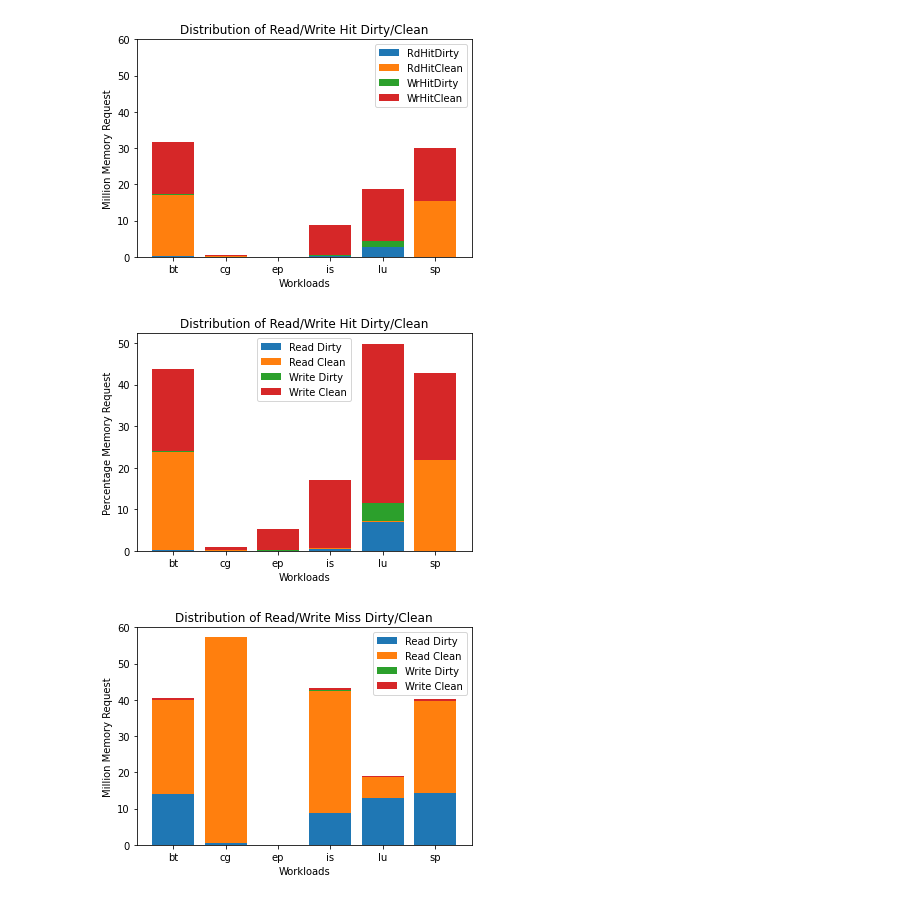
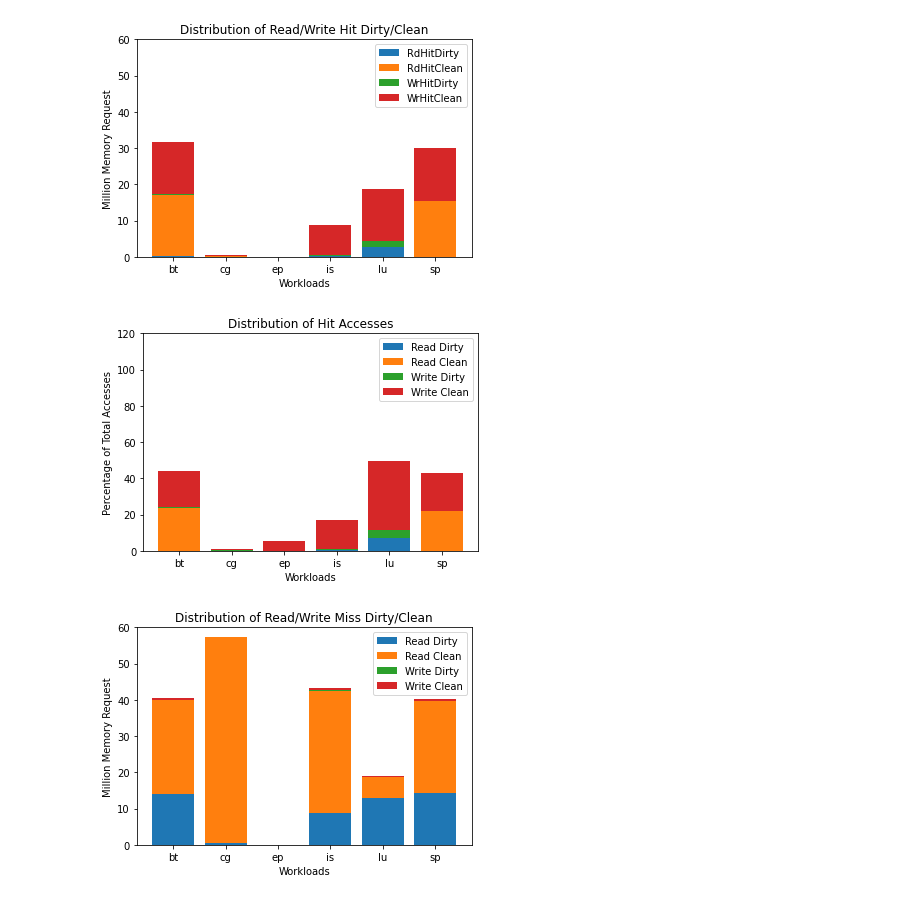
Before and after one commit to darchr/dramCacheController, a Jupyter notebook: myPlots/res_Oct_31/npb_alloy_5sec.ipynb, the cells around one changed output. Saved outputs shown, nothing was run; the diff lists cells and outputs as text; code cells hidden in the pictures.

Commit message:
mem: updated graphs

```diff
--- a/myPlots/res_Oct_31/npb_alloy_5sec.ipynb
+++ b/myPlots/res_Oct_31/npb_alloy_5sec.ipynb
@@ -44,11 +44,11 @@ Stats = ['system.mem_ctrl.readReqs',
          'system.mem_ctrl.numRdHitDirty',
          'system.mem_ctrl.numRdHitClean',
          'system.mem_ctrl.numWrHitDirty',
-         'system.mem_ctrl.numWrHitClean'
-         # 'system.loc_mem_ctrl.dram.readBursts',
-         # 'system.loc_mem_ctrl.dram.writeBursts',
-         # 'system.far_mem_ctrl.dram.readBursts',
-         # 'system.far_mem_ctrl.dram.writeBursts'
+         'system.mem_ctrl.numWrHitClean',
+         'system.loc_mem_ctrl.dram.readBursts',
+         'system.loc_mem_ctrl.dram.writeBursts',
+         'system.far_mem_ctrl.dram.readBursts',
+         'system.far_mem_ctrl.dram.writeBursts'
           ]
 
 
@@ -104,11 +104,11 @@ df = pd.DataFrame(rows, columns=[
          'numRdHitDirty',
          'numRdHitClean',
          'numWrHitDirty',
-         'numWrHitClean'
-         #'system.loc_mem_ctrl.dram.readBursts',
-         #'system.loc_mem_ctrl.dram.writeBursts',
-         #'system.far_mem_ctrl.dram.readBursts',
-         #'system.far_mem_ctrl.dram.writeBursts'
+         'numWrHitClean',
+         'system.loc_mem_ctrl.dram.readBursts',
+         'system.loc_mem_ctrl.dram.writeBursts',
+         'system.far_mem_ctrl.dram.readBursts',
+         'system.far_mem_ctrl.dram.writeBursts'
          ])
 
 
@@ -172,29 +170,29 @@ plt.show()
 # %%
 x = ['bt', 'cg', 'ep', 'is', 'lu', 'sp']
 
 y1 = 100*df['numRdHitDirty'].astype(int)/(df['readReqs'].astype(int)+df['writeReqs'].astype(int))
 y2 = 100*df['numRdHitClean'].astype(int)/(df['readReqs'].astype(int)+df['writeReqs'].astype(int))
 y3 = 100*df['numWrHitDirty'].astype(int)/(df['readReqs'].astype(int)+df['writeReqs'].astype(int))
 y4 = 100*df['numWrHitClean'].astype(int)/(df['readReqs'].astype(int)+df['writeReqs'].astype(int))
 
 # Multi bar Chart
 fig = plt.figure()
 fig.set_size_inches(6, 4)
 
-#plt.ylim([0,60])
+plt.ylim([0,120])
 
 plt.bar(x, y1, label = 'Read Dirty')
 plt.bar(x, y2, bottom=y1, label = 'Read Clean')
 plt.bar(x, y3, bottom=y1+y2, label = 'Write Dirty')
 plt.bar(x, y4, bottom=y1+y2+y3, label = 'Write Clean')
 
-plt.title("Distribution of Read/Write Hit Dirty/Clean")
+plt.title("Distribution of Hit Accesses")
 plt.xlabel("Workloads")
-plt.ylabel("Percentage Memory Request")
+plt.ylabel("Percentage of Total Accesses")
 plt.legend()
 plt.show()
 # %% [output]
-[figure, old version]
+[figure, new version]
 # %%
 x = ['bt', 'cg', 'ep', 'is', 'lu', 'sp']
 y1 = df['numRdMissDirty'].astype(int)/1000000
```
Also changed, not shown: parts of 2 cells of this notebook, 1 other file.
